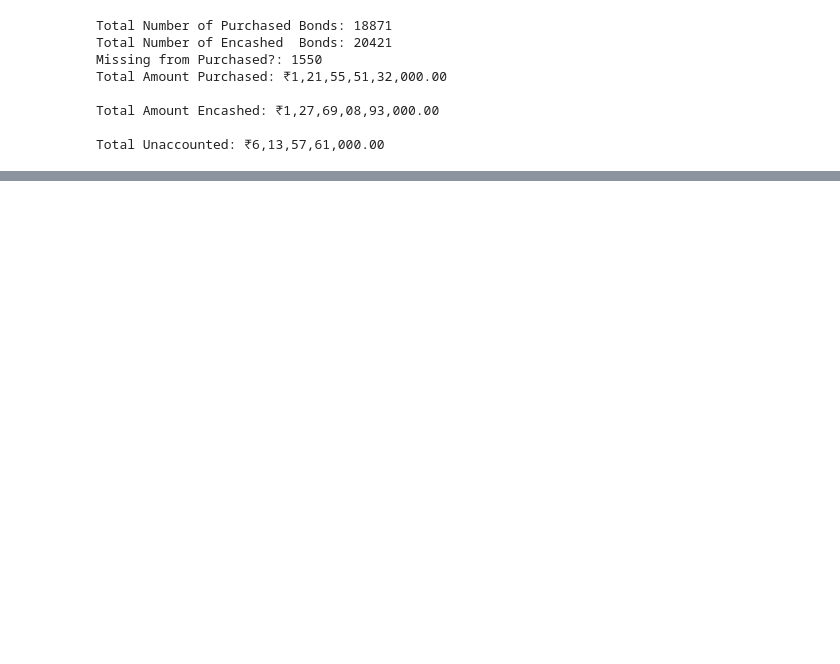
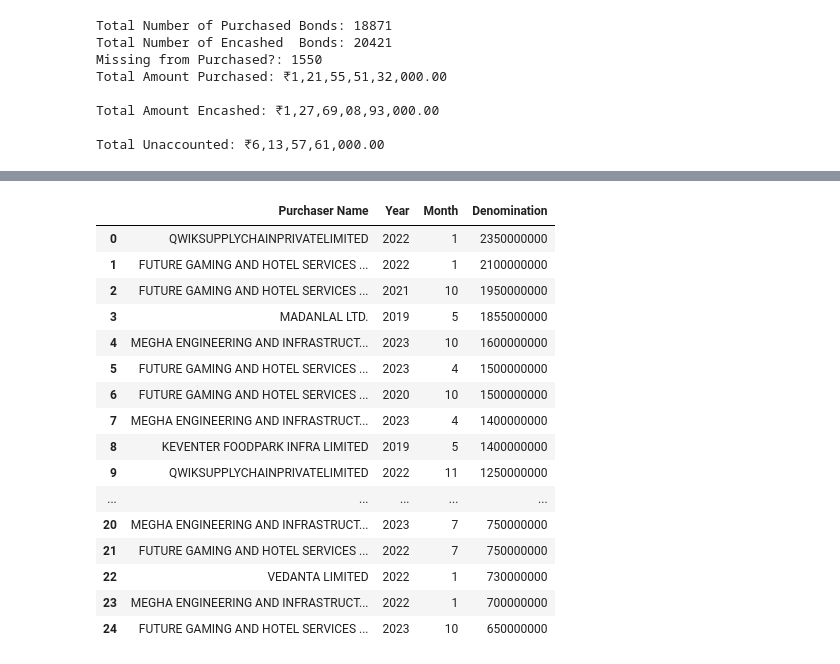
Before and after one commit to ygivenx/Electoral-Bond-Scam, a Jupyter notebook: 1-analysis.ipynb, the cells around one changed output, grey strips where cells are left out. Cells and saved outputs as stored; diff of their text form; code cells hidden in the pictures; blank space fills up the shorter version.

```diff
--- a/1-analysis.ipynb
+++ b/1-analysis.ipynb
@@ -6,6 +6,7 @@ import seaborn as sns
 from babel.numbers import format_currency
 import numpy as np
 
+pd.set_option('display.max_rows', 2000)
 locale.setlocale(locale.LC_ALL, '')
 
 purchasers = pd.read_csv('purchaser.csv', parse_dates=['Date of Purchase'])
@@ -125,0 +106,21 @@ df.fillna(0, inplace=True)
+# %%
+# Purchase by month and year
+purchasers.groupby(['Purchaser Name', 'Year', 'Month'])['Denomination'].sum().sort_values(ascending=False)[:25].reset_index()
+# %% [output]
+|  | Purchaser Name | Year | Month | Denomination |
+| 0 | QWIKSUPPLYCHAINPRIVATELIMITED | 2022 | 1 | 2350000000 |
+| 1 | FUTURE GAMING AND HOTEL SERVICES ... | 2022 | 1 | 2100000000 |
+| 2 | FUTURE GAMING AND HOTEL SERVICES ... | 2021 | 10 | 1950000000 |
+| 3 | MADANLAL LTD. | 2019 | 5 | 1855000000 |
+| 4 | MEGHA ENGINEERING AND INFRASTRUCT... | 2023 | 10 | 1600000000 |
+| 5 | FUTURE GAMING AND HOTEL SERVICES ... | 2023 | 4 | 1500000000 |
+| 6 | FUTURE GAMING AND HOTEL SERVICES ... | 2020 | 10 | 1500000000 |
+| 7 | MEGHA ENGINEERING AND INFRASTRUCT... | 2023 | 4 | 1400000000 |
+| 8 | KEVENTER FOODPARK INFRA LIMITED | 2019 | 5 | 1400000000 |
+| 9 | QWIKSUPPLYCHAINPRIVATELIMITED | 2022 | 11 | 1250000000 |
+| ... | ... | ... | ... | ... |
+| 20 | MEGHA ENGINEERING AND INFRASTRUCT... | 2023 | 7 | 750000000 |
+| 21 | FUTURE GAMING AND HOTEL SERVICES ... | 2022 | 7 | 750000000 |
+| 22 | VEDANTA LIMITED | 2022 | 1 | 730000000 |
+| 23 | MEGHA ENGINEERING AND INFRASTRUCT... | 2022 | 1 | 700000000 |
+| 24 | FUTURE GAMING AND HOTEL SERVICES ... | 2023 | 10 | 650000000 |
```
Also changed, not shown: parts of 18 cells of this notebook.
